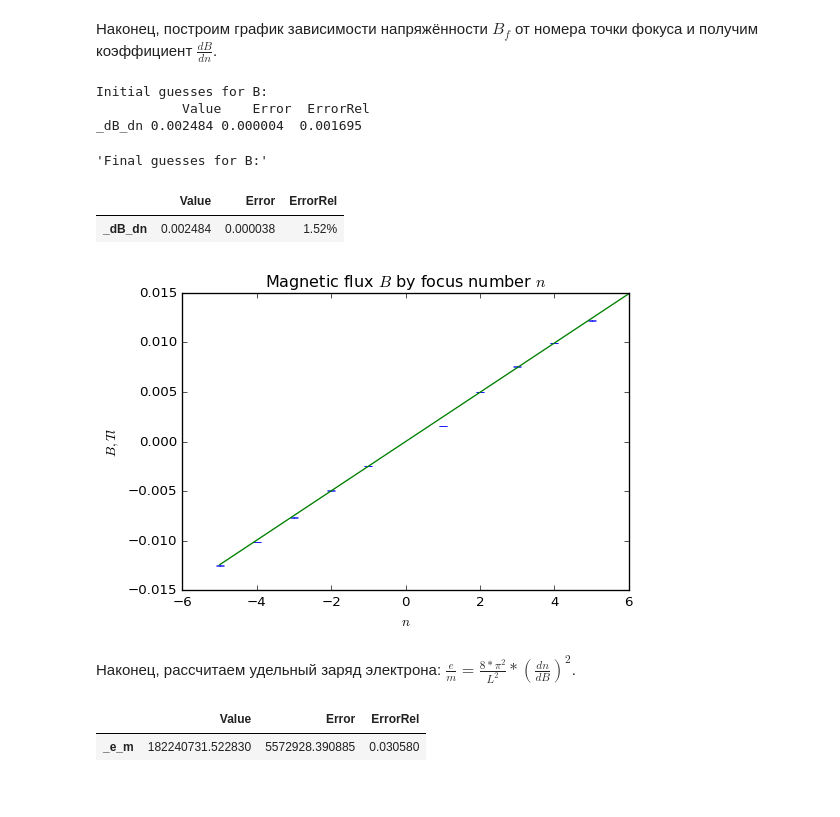
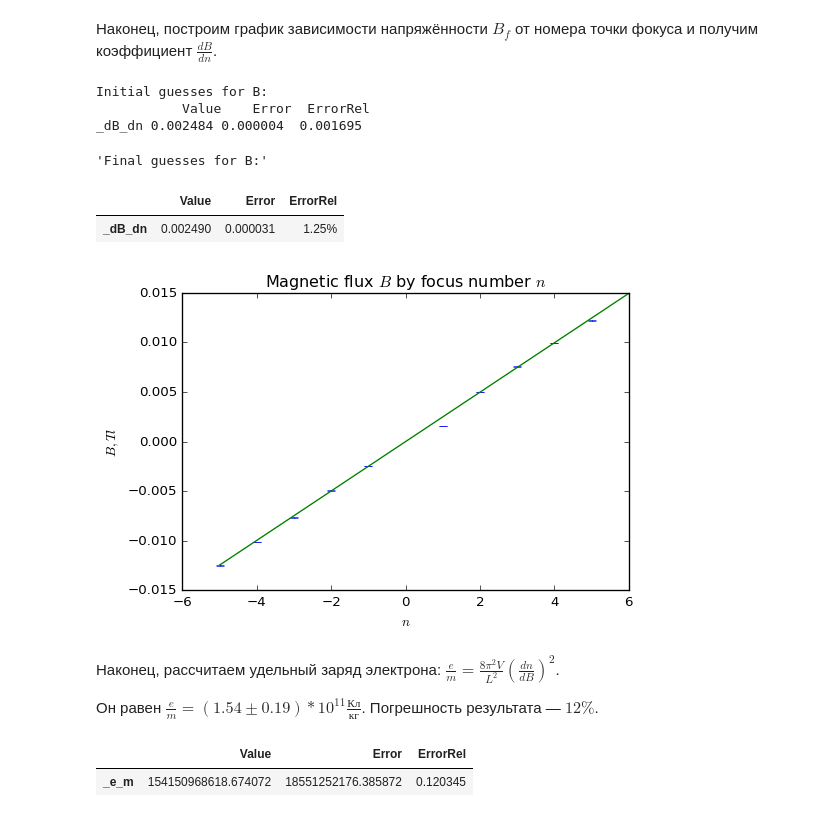
Before and after one commit to intelfx/mipt-lab, a Jupyter notebook: Курс 2 семестр 1/Лабы/3.3.1/3.3.1.ipynb, the cells around one changed output. Saved outputs shown, nothing was run; the diff lists cells and outputs as text; code cells hidden in the pictures.

```diff
--- a/Курс 2 семестр 1/Лабы/3.3.1/3.3.1.ipynb
+++ b/Курс 2 семестр 1/Лабы/3.3.1/3.3.1.ipynb
@@ -108,41 +108,43 @@ disp(data[e], columns[e])
 # %%
 model = ll.fit2(name = "B",
                 model = lambda n, _dB_dn: n * _dB_dn,
                 x = columns[e]["n"],
-                xerr = [0.0001 for x in columns[e]["n"]],
+                xerr = None,
                 y = columns[e]["B"],
                 yerr = columns[e]["Error_B"],
                 data = data[e])
 
 linspace = ll.linspace(columns[e]["n"])
 
 plt.title("Magnetic flux $B$ by focus number $n$")
 plt.xlabel("$n$")
 plt.ylabel("$B, Tl$")
 
 plt.errorbar(x = columns[e]["n"],
              y = columns[e]["B"],
              yerr = columns[e]["Error_B"],
              linestyle = "none")
 plt.errorbar(x = linspace, y = model(linspace))
 None
 # %% [output]
 Initial guesses for B:
            Value    Error  ErrorRel
 _dB_dn 0.002484 0.000004  0.001695
 'Final guesses for B:'
 |  | Value | Error | ErrorRel |
-| _dB_dn | 0.002484 | 0.000038 | 1.52% |
+| _dB_dn | 0.002490 | 0.000031 | 1.25% |
 [figure]
 # %% [markdown]
-Наконец, рассчитаем удельный заряд электрона: $\frac{e}{m} = \frac{8 * \pi^2}{L^2} * (\frac{dn}{dB})^2$.
+Наконец, рассчитаем удельный заряд электрона: $\frac{e}{m} = \frac{8 \pi^2 V}{L^2} (\frac{dn}{dB})^2$.
+
+Он равен $\frac{e}{m} = (1.54 \pm 0.19) * 10^{11} \frac{Кл}{кг}$. Погрешность результата — $12\%$.
 # %%
 ll.compute(name = "_e_m",
-           expr = lambda V, L, _dB_dn: 8 * (m.pi**2 / L**2) * (1/_dB_dn)**2,
+           expr = lambda V, L, _dB_dn: 8 * (V * m.pi**2 / L**2) * (1/_dB_dn)**2,
            data = data[e],
            columns = columns[e])
 
 disp(data[e].loc[["_e_m"]])
 # %% [output]
 |  | Value | Error | ErrorRel |
-| _e_m | 182240731.522830 | 5572928.390885 | 0.030580 |
+| _e_m | 154150968618.674072 | 18551252176.385872 | 0.120345 |
```
Also changed, not shown: parts of 1 cell of this notebook, 2 other files.
